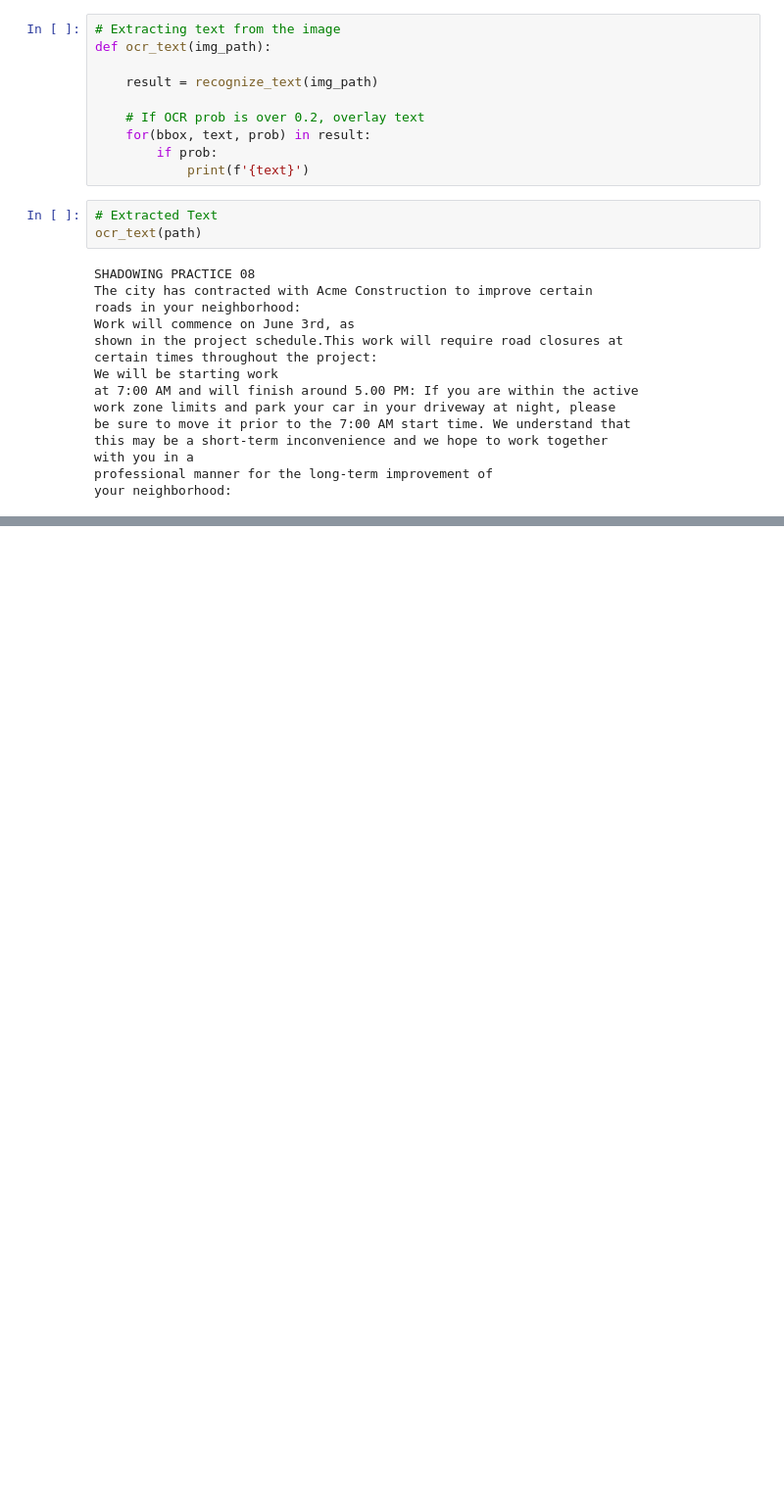
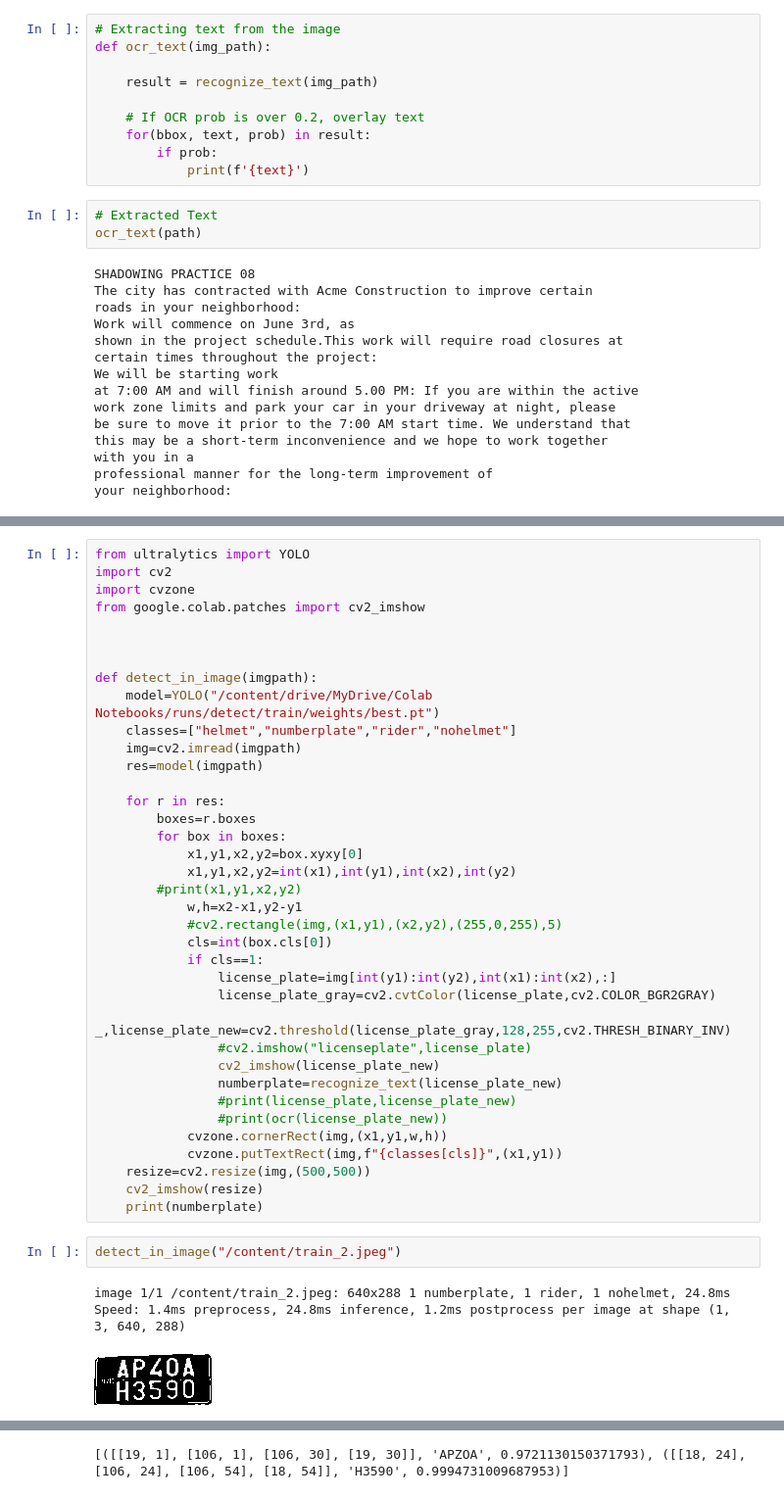
Before and after one commit to yateesh013/Python, a Jupyter notebook: Text_Extraction _From_Images.ipynb, the cells around one changed output, grey strips where cells are left out. Shown at 98% size. Cells and saved outputs as stored; diff of their text form; blank space fills up the shorter version.

```diff
--- a/Text_Extraction _From_Images.ipynb
+++ b/Text_Extraction _From_Images.ipynb
@@ -323,0 +381,43 @@ your neighborhood:
+# %%
+from ultralytics import YOLO
+import cv2
+import cvzone
+from google.colab.patches import cv2_imshow
+
+
+
+def detect_in_image(imgpath):
+    model=YOLO("/content/drive/MyDrive/Colab Notebooks/runs/detect/train/weights/best.pt")
+    classes=["helmet","numberplate","rider","nohelmet"]
+    img=cv2.imread(imgpath)
+    res=model(imgpath)
+
+    for r in res:
+        boxes=r.boxes
+        for box in boxes:
+            x1,y1,x2,y2=box.xyxy[0]
+            x1,y1,x2,y2=int(x1),int(y1),int(x2),int(y2)
+        #print(x1,y1,x2,y2)
+            w,h=x2-x1,y2-y1
+            #cv2.rectangle(img,(x1,y1),(x2,y2),(255,0,255),5)
+            cls=int(box.cls[0])
+            if cls==1:
+                license_plate=img[int(y1):int(y2),int(x1):int(x2),:]
+                license_plate_gray=cv2.cvtColor(license_plate,cv2.COLOR_BGR2GRAY)
+                _,license_plate_new=cv2.threshold(license_plate_gray,128,255,cv2.THRESH_BINARY_INV)
+                #cv2.imshow("licenseplate",license_plate)
+                cv2_imshow(license_plate_new)
+                numberplate=recognize_text(license_plate_new)
+                #print(license_plate,license_plate_new)
+                #print(ocr(license_plate_new))
+            cvzone.cornerRect(img,(x1,y1,w,h))
+            cvzone.putTextRect(img,f"{classes[cls]}",(x1,y1))
+    resize=cv2.resize(img,(500,500))
+    cv2_imshow(resize)
+    print(numberplate)
+# %%
+detect_in_image("/content/train_2.jpeg")
+# %% [output]
+image 1/1 /content/train_2.jpeg: 640x288 1 numberplate, 1 rider, 1 nohelmet, 24.8ms
+Speed: 1.4ms preprocess, 24.8ms inference, 1.2ms postprocess per image at shape (1, 3, 640, 288)
+[figure, added]
@@ -323,0 +425 @@ your neighborhood:
+[([[19, 1], [106, 1], [106, 30], [19, 30]], 'APZOA', 0.9721130150371793), ([[18, 24], [106, 24], [106, 54], [18, 54]], 'H3590', 0.9994731009687953)]
```
Also changed, not shown: parts of 7 cells of this notebook.
